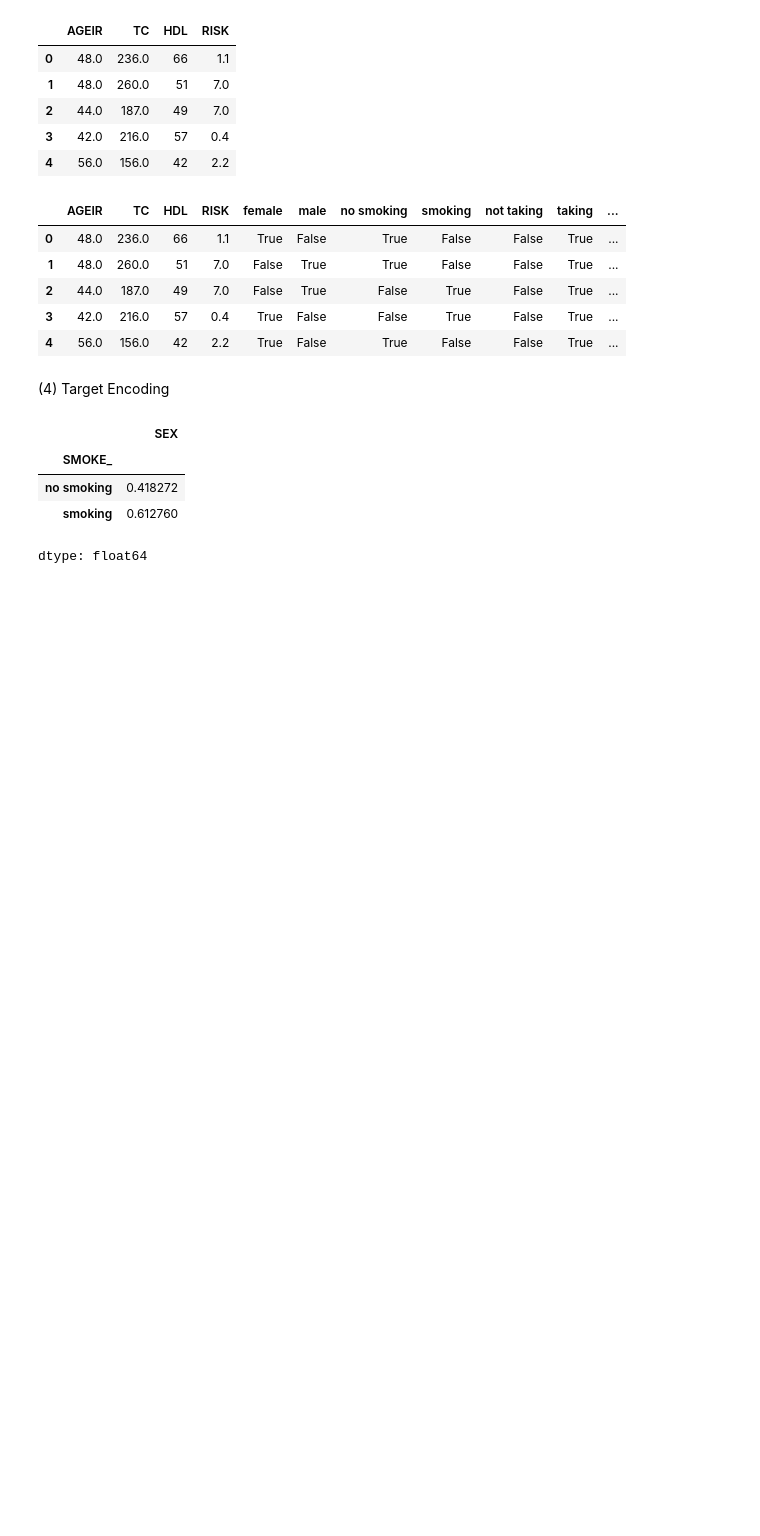
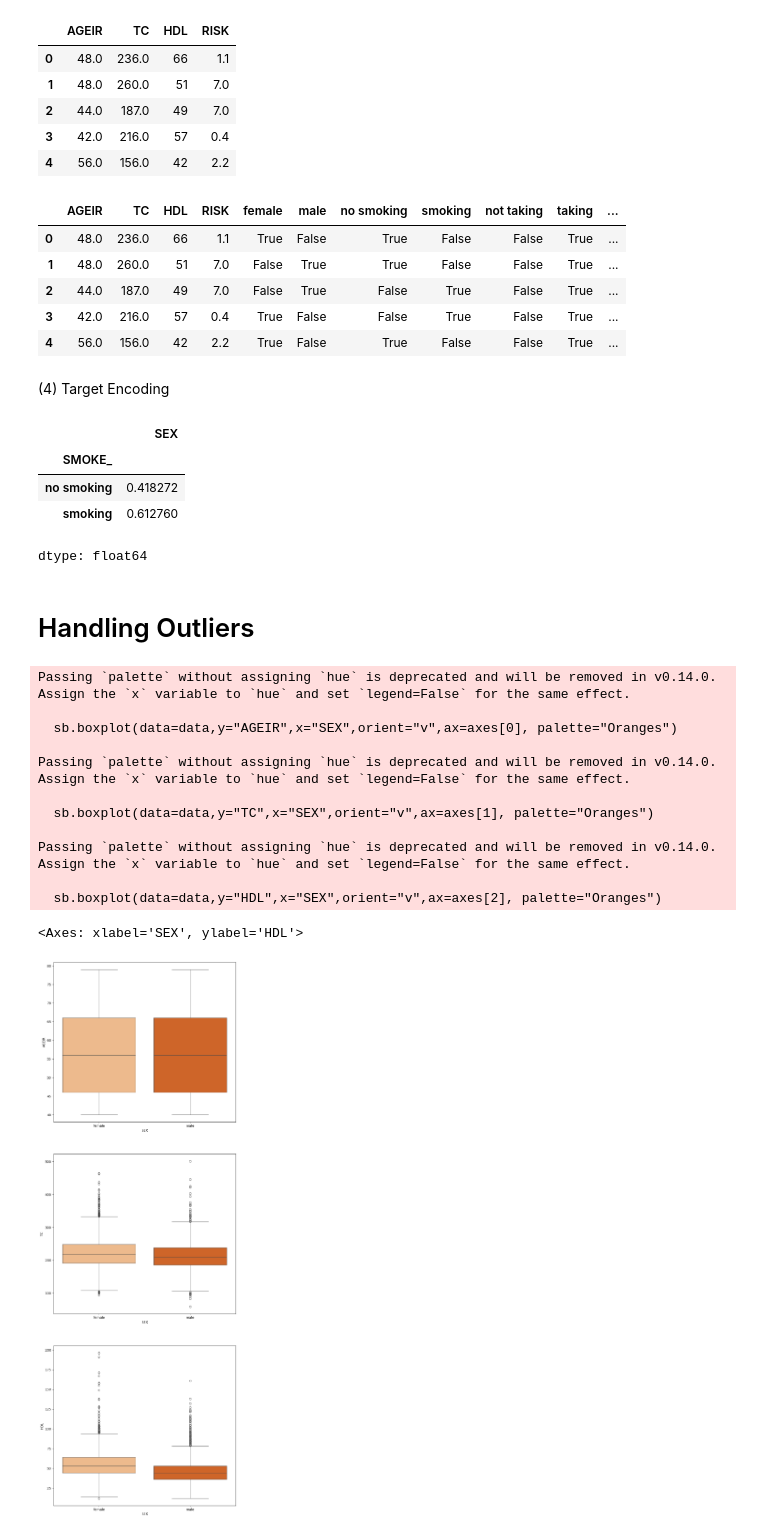
Before and after one commit to dinukaattanayaka/ML-Feature-Engineering, a Jupyter notebook: ML_Feature_Engineering.ipynb, the cells around one changed output. Drawn from its saved outputs; the diff is of its cells as text; code cells hidden in the pictures; blank space fills up the shorter version.

Commit message:
Handling Outliers completed

```diff
--- a/ML_Feature_Engineering.ipynb
+++ b/ML_Feature_Engineering.ipynb
@@ -392,3 +392,28 @@ smoke_means
 | no smoking | 0.418272 |
 | smoking | 0.612760 |
 dtype: float64
+# %% [markdown]
+# Handling Outliers
+# %%
+import seaborn as sb
+from matplotlib import pyplot as plt
+
+fig, axes = plt.subplots(nrows=3,ncols=1)
+fig.set_size_inches(10, 30)
+sb.boxplot(data=data,y="AGEIR",x="SEX",orient="v",ax=axes[0], palette="Oranges")
+sb.boxplot(data=data,y="TC",x="SEX",orient="v",ax=axes[1], palette="Oranges")
+sb.boxplot(data=data,y="HDL",x="SEX",orient="v",ax=axes[2], palette="Oranges")
+# %% [output]
+Passing `palette` without assigning `hue` is deprecated and will be removed in v0.14.0. Assign the `x` variable to `hue` and set `legend=False` for the same effect.
+
+  sb.boxplot(data=data,y="AGEIR",x="SEX",orient="v",ax=axes[0], palette="Oranges")
+
+Passing `palette` without assigning `hue` is deprecated and will be removed in v0.14.0. Assign the `x` variable to `hue` and set `legend=False` for the same effect.
+
+  sb.boxplot(data=data,y="TC",x="SEX",orient="v",ax=axes[1], palette="Oranges")
+
+Passing `palette` without assigning `hue` is deprecated and will be removed in v0.14.0. Assign the `x` variable to `hue` and set `legend=False` for the same effect.
+
+  sb.boxplot(data=data,y="HDL",x="SEX",orient="v",ax=axes[2], palette="Oranges")
+<Axes: xlabel='SEX', ylabel='HDL'>
+[figure, added]
```
Also changed, not shown: parts of 3 cells of this notebook.
